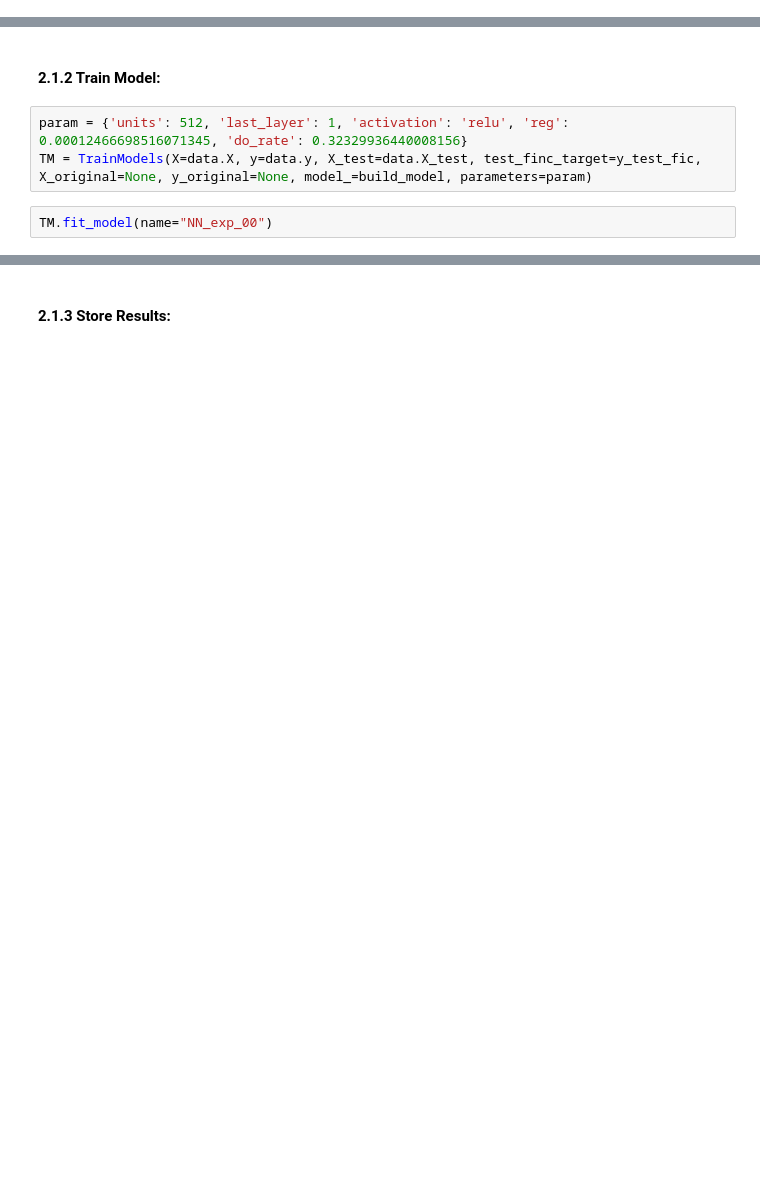
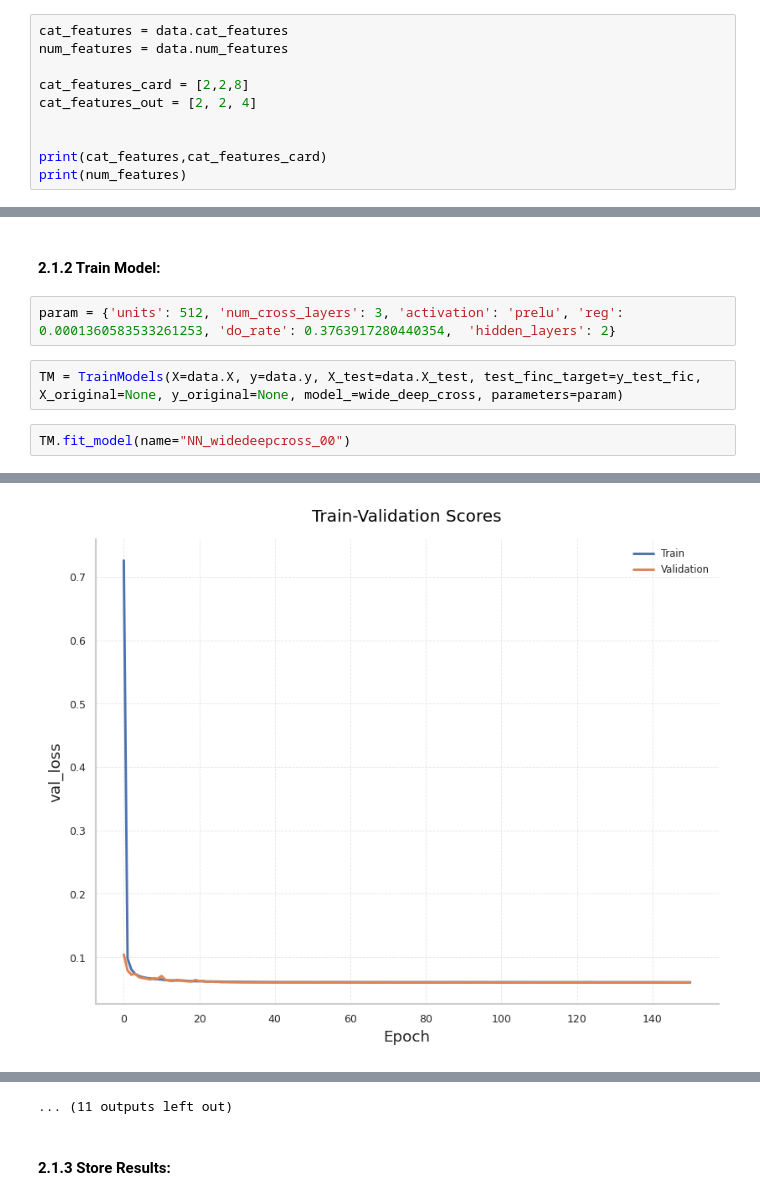
Before and after one commit to fabriziobasso/Colab_backup, a Jupyter notebook: File_02_Calories_NN.ipynb, the cells around one changed output, grey strips where cells are left out. Cells and saved outputs as stored; diff of their text form; blank space fills up the shorter version.

```diff
--- a/File_02_Calories_NN.ipynb
+++ b/File_02_Calories_NN.ipynb
@@ -1544,0 +1633,10 @@ Fold 4 RMSLE: 0.07010946214261263
+# %%
+cat_features = data.cat_features
+num_features = data.num_features
+
+cat_features_card = [2,2,8]
+cat_features_out = [2, 2, 4]
+
+
+print(cat_features,cat_features_card)
+print(num_features)
@@ -1554,7 +2029,9 @@ cat_params
 # %% [markdown]
 #### 2.1.2 Train Model:
+# %%
+param = {'units': 512, 'num_cross_layers': 3, 'activation': 'prelu', 'reg': 0.0001360583533261253, 'do_rate': 0.3763917280440354,  'hidden_layers': 2}
 # %%
-param = {'units': 512, 'last_layer': 1, 'activation': 'relu', 'reg': 0.00012466698516071345, 'do_rate': 0.32329936440008156}
-TM = TrainModels(X=data.X, y=data.y, X_test=data.X_test, test_finc_target=y_test_fic, X_original=None, y_original=None, model_=build_model, parameters=param)
+TM = TrainModels(X=data.X, y=data.y, X_test=data.X_test, test_finc_target=y_test_fic, X_original=None, y_original=None, model_=wide_deep_cross, parameters=param)
 # %%
-TM.fit_model(name="NN_exp_00")
+TM.fit_model(name="NN_widedeepcross_00")
+# %% [output]
@@ -1560,0 +2055 @@ TM.fit_model(name="NN_exp_00")
+[figure, added]
@@ -1561,3 +2146,4 @@ TM.fit_model(name="NN_exp_00")
+... (11 outputs left out)
 # %% [markdown]
 #### 2.1.3 Store Results:
 # %%
```
Also changed, not shown: parts of 50 cells of this notebook.
